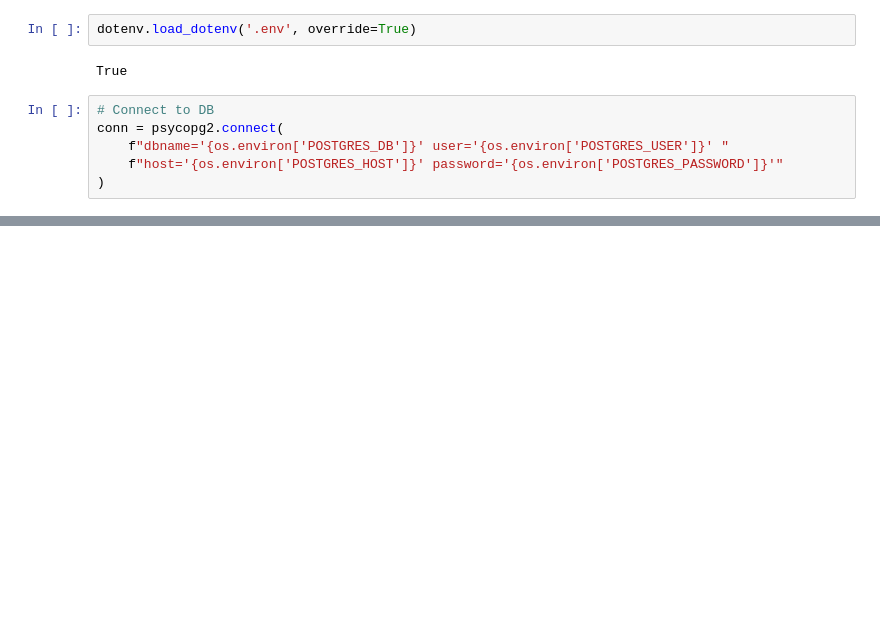
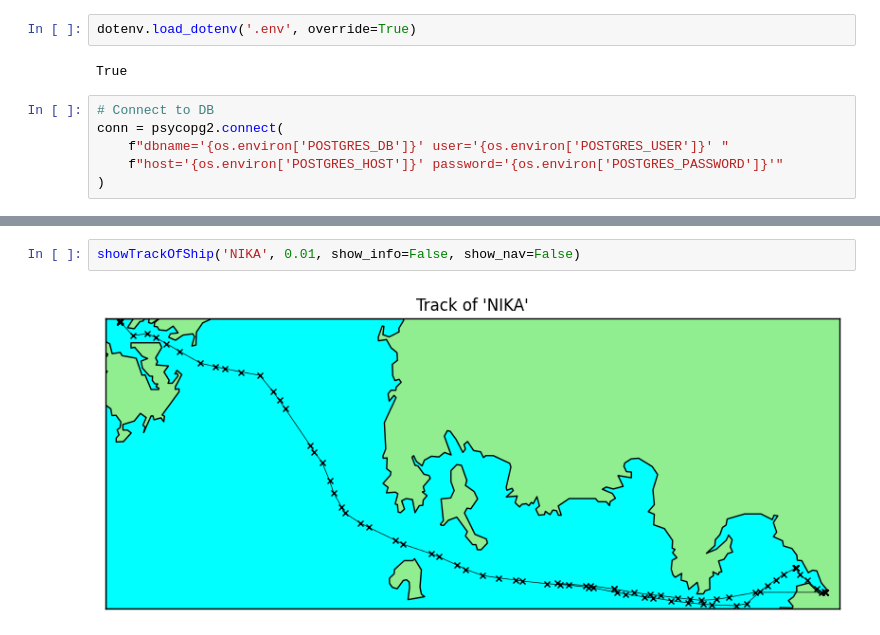
Before and after one commit to mvodya/marinetime-tracer, a Jupyter notebook: research/7-single-ship-tracer.ipynb, the cells around one changed output, grey strips where cells are left out. Drawn from its saved outputs; the diff is of its cells as text; blank space fills up the shorter version.

```diff
--- a/research/7-single-ship-tracer.ipynb
+++ b/research/7-single-ship-tracer.ipynb
@@ -99,3 +94,7 @@ showTrackOfShip('NIKA', 0.5)
+# %%
+showTrackOfShip('NIKA', 0.01, show_info=False, show_nav=False)
+# %% [output]
+[figure, added]
 # %%
 showTrackOfShip('KASATKA', 0.5, show_info=False, show_nav=False)
 # %% [output]
```
Also changed, not shown: parts of 6 cells of this notebook, 5 other files.
